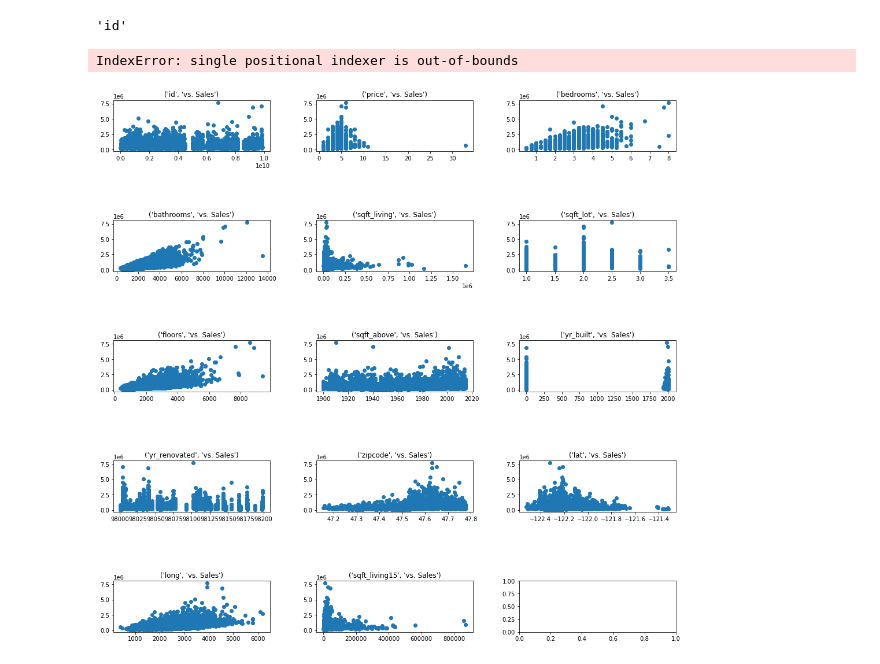
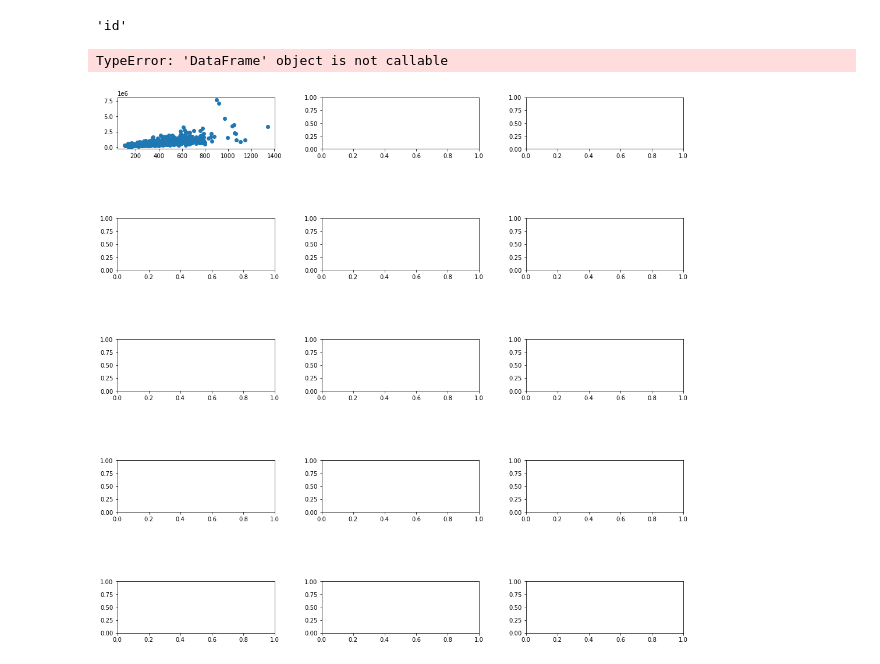
Before and after one commit to DanlBradley/AirBNB-Profit-Predictor, a Jupyter notebook: student.ipynb, the cells around one changed output. Drawn from its saved outputs; the diff is of its cells as text; code cells hidden in the pictures.

```diff
--- a/student.ipynb
+++ b/student.ipynb
@@ -76,19 +76,19 @@ df_numerics.columns[0]
 # %%
 fig, axs = plt.subplots(5,3)
 plt.tight_layout()
 
 fig.set_figheight(15)
 fig.set_figwidth(15)
 
 independants = df_numerics.drop(columns='price')
 dependant = df_numerics['price']
 column_num = 0
 
 for i in range(5):
     for j in range(3):
-        axs[i,j].scatter(independants.iloc[:,column_num],dependant)
-        axs[i,j].set_title((df_numerics.columns[column_num],'vs. Sales'))
+        axs[i,j].scatter(independants.iloc[:,(column_num-1)],dependant)
+        axs[i,j].set_title('{} vs. Sales'.format(independants(column_num)))
         column_num += 1
 # %% [output]
-IndexError: single positional indexer is out-of-bounds
+TypeError: 'DataFrame' object is not callable
-[figure, old version]
+[figure, new version]
```
Also changed, not shown: parts of 10 cells of this notebook, 4 other files.
